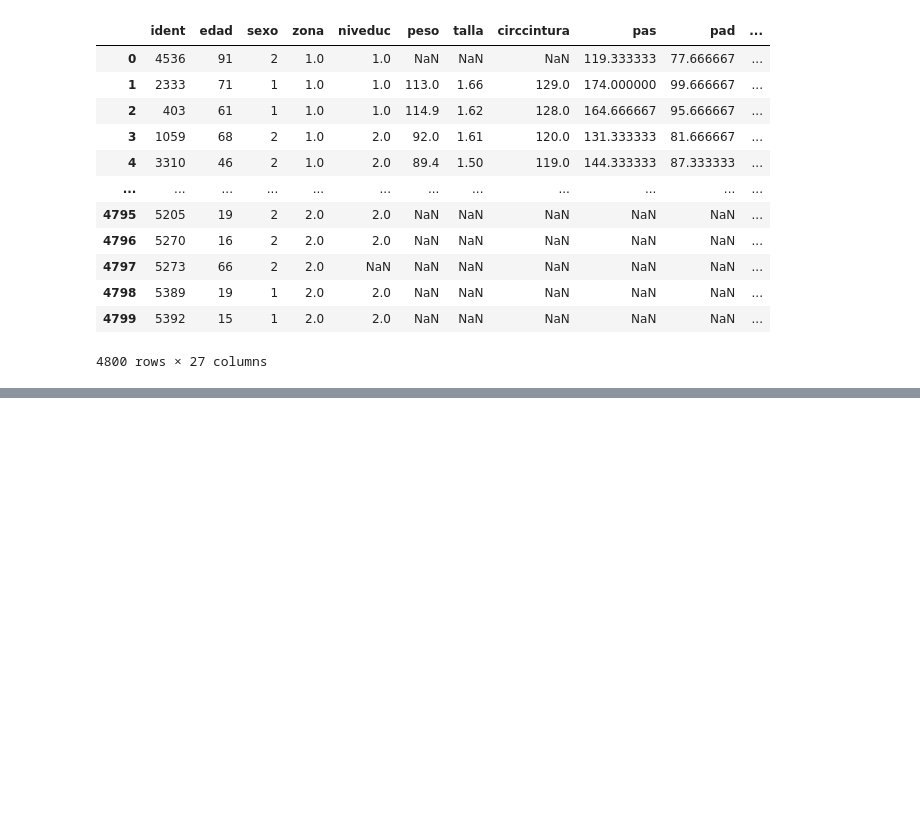
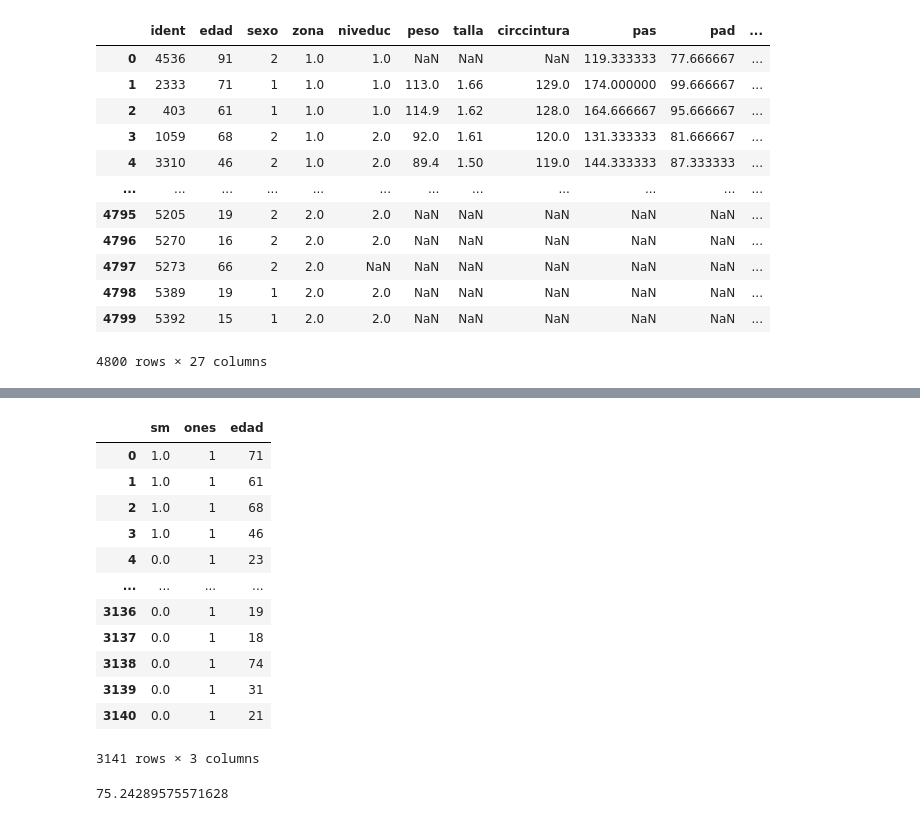
Before and after one commit to mandresblanco/Salud_Chile, a Jupyter notebook: Salud_chile_dataset.ipynb, the cells around one changed output, grey strips where cells are left out. Cells and saved outputs as stored; diff of their text form; code cells hidden in the pictures; blank space fills up the shorter version.

```diff
--- a/Salud_chile_dataset.ipynb
+++ b/Salud_chile_dataset.ipynb
@@ -194,0 +195,3 @@ df.to_csv(dir_pandas.format('Salud_Chile.csv'))
+# %%
+df['ones']=1
+df
@@ -194,0 +212,27 @@ df.to_csv(dir_pandas.format('Salud_Chile.csv'))
+# %%
+df_sm = df[['sm', 'ones', 'edad']]
+df_sm = df_sm.dropna()
+df_sm = df_sm.reset_index()
+df_sm = df_sm.drop('index', axis=1)
+
+for i in range(3300):
+  if df_sm.loc[i, 'edad'] < 18:
+    df_sm = df_sm.drop([i], axis=0)
+
+df_sm = df_sm.reset_index()
+df_sm = df_sm.drop('index', axis=1)
+df_sm
+# %% [output]
+|  | sm | ones | edad |
+| 0 | 1.0 | 1 | 71 |
+| 1 | 1.0 | 1 | 61 |
+| 2 | 1.0 | 1 | 68 |
+| 3 | 1.0 | 1 | 46 |
+| 4 | 0.0 | 1 | 23 |
+| ... | ... | ... | ... |
+| 3136 | 0.0 | 1 | 19 |
+| 3137 | 0.0 | 1 | 18 |
+| 3138 | 0.0 | 1 | 74 |
+| 3139 | 0.0 | 1 | 31 |
+| 3140 | 0.0 | 1 | 21 |
+3141 rows × 3 columns
@@ -194,0 +246,9 @@ df.to_csv(dir_pandas.format('Salud_Chile.csv'))
+# %%
+# max(df['edad'])
+# min(df['edad'])
+# max(df['glucosa'])
+# min(df['glucosa'])
+max(sd)
+# min(sd)
+# %% [output]
+75.24289575571628
```
Also changed, not shown: parts of 18 cells of this notebook.
